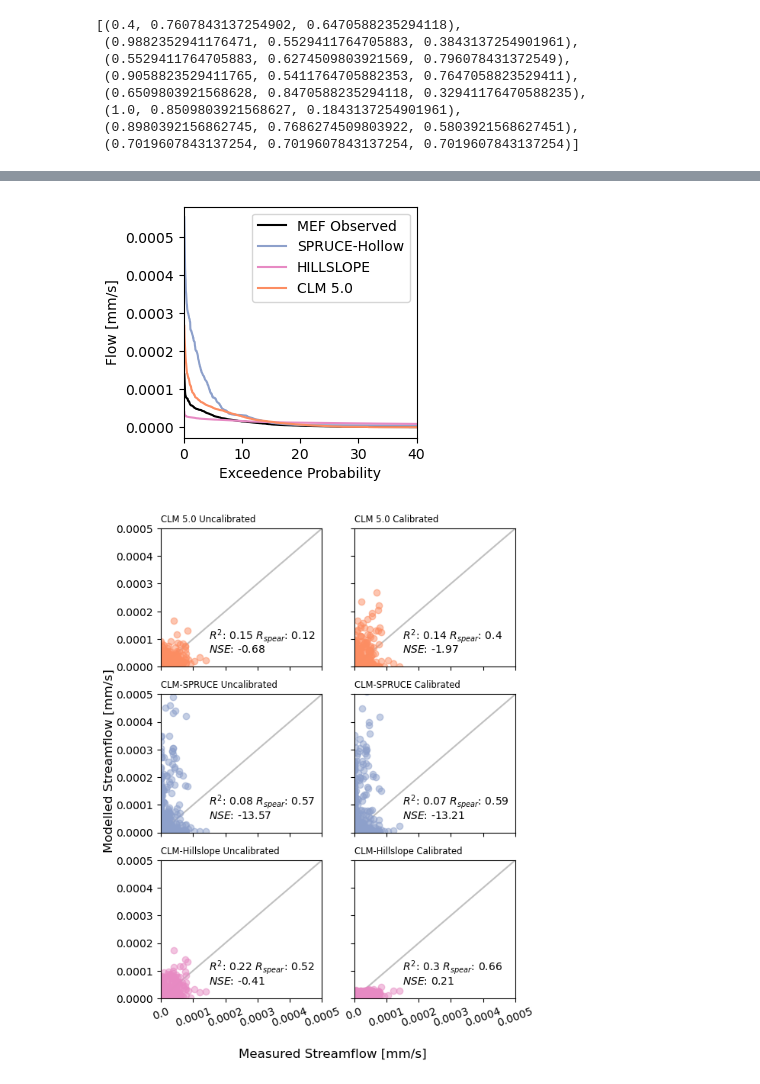
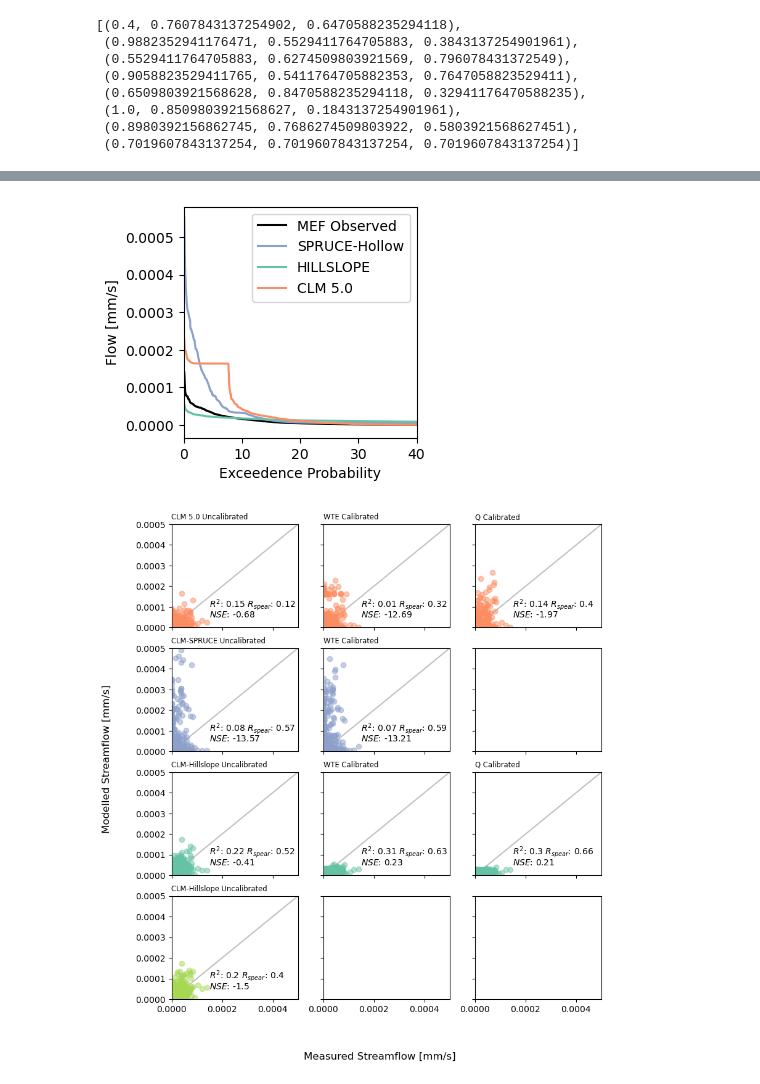
Before and after one commit to mwdjones/peatlandMIP, a Jupyter notebook: 03_plots-HillslopePaper.ipynb, the cells around one changed output, grey strips where cells are left out. Drawn from its saved outputs; the diff is of its cells as text; code cells hidden in the pictures.

```diff
--- a/03_plots-HillslopePaper.ipynb
+++ b/03_plots-HillslopePaper.ipynb
@@ -117,7 +117,7 @@ HILLSLOPEuncalib = xr.open_mfdataset('CLM-hillslope/3col-derecho-nocalib/test-de
 HILLSLOPEuncalibcol = xr.open_mfdataset('CLM-hillslope/3col-derecho-nocalib/test-derecho-nuopc.clm2.h3.*-01-01-00000.nc',
                             parallel = True)
 
-#Calibrated Data
+#Stream Calibrated Data
 SPRUCEcalib = xr.open_mfdataset('ELM-SPRUCE/shiPARAMS/TESTShi2015_US-SPR_ICB20TRCNPRDCTCBC/TESTShi2015_US-SPR_ICB20TRCNPRDCTCBC.clm2.h0.*-01-01-00000.nc',
                             parallel = True)
 CLMcalib = xr.open_mfdataset('CLM5/derecho-stream-calib-expanded/derecho_stream_calib_expanded.clm2.h1.*-01-01-00000.nc',
@@ -127,6 +127,20 @@ HILLSLOPEcalib = xr.open_mfdataset('CLM-hillslope/3col-derecho-streamcalib-hills
 HILLSLOPEcalibcol =  xr.open_mfdataset('CLM-hillslope/3col-derecho-streamcalib-hillslopespinup-pfts/hillslope-stream-calib-pfts.clm2.h3.*-01-01-00000.nc',
                             parallel = True)
 
+#WTE Calibrated Data
+CLMcalib_wte = xr.open_mfdataset('CLM5/derecho-wte-calib/derecho_wte_calib.clm2.h1.*-01-01-00000.nc',
+                            parallel = True)
+HILLSLOPEcalib_wte = xr.open_mfdataset('CLM-hillslope/3col-derecho-wtecalib-hillslopespinup-pfts/hillslope-wte-calib-pfts.clm2.h2.*-01-01-00000.nc',
+                            parallel = True)
+HILLSLOPEcalibcol_wte =  xr.open_mfdataset('CLM-hillslope/3col-derecho-wtecalib-hillslopespinup-pfts/hillslope-wte-calib-pfts.clm2.h3.*-01-01-00000.nc',
+                            parallel = True)
+
+#Soil and PFT mods
+HILLSLOPEuncalibmods = xr.open_mfdataset('CLM-hillslope/3col-derecho-nocalib-soilpftmods/hillslope-soiltest-pfttest.clm2.h2.*-01-01-00000.nc',
+                            parallel = True)
+HILLSLOPEuncalibcolmods = xr.open_mfdataset('CLM-hillslope/3col-derecho-nocalib-soilpftmods/hillslope-soiltest-pfttest.clm2.h3.*-01-01-00000.nc',
+                            parallel = True)
+
 #Fenghui data
 FenghuiData = xr.open_mfdataset('ELM-SPRUCE/fenghui/T0.00_US-SPR_I20TRCLM45CN.clm2.h0.*-01-01-00000.nc',
                                 parallel = True)
@@ -142,4 +156,11 @@ HILLSLOPEcalib = HILLSLOPEcalib.sel(time = slice("2011-01-01", "2016-12-31"))
 HILLSLOPEcalibcol = HILLSLOPEcalibcol.sel(time = slice("2011-01-01", "2016-12-31"))
 CLMcalib = CLMcalib.sel(time = slice("2011-01-04", "2016-12-31"))
 
+HILLSLOPEcalib_wte = HILLSLOPEcalib_wte.sel(time = slice("2011-01-01", "2016-12-31"))
+HILLSLOPEcalibcol_wte = HILLSLOPEcalibcol_wte.sel(time = slice("2011-01-01", "2016-12-31"))
+CLMcalib_wte = CLMcalib_wte.sel(time = slice("2011-01-04", "2016-12-31"))
+
+HILLSLOPEuncalibmods = HILLSLOPEuncalibmods.sel(time = slice("2011-01-01", "2016-12-31"))
+HILLSLOPEuncalibcolmods = HILLSLOPEuncalibcolmods.sel(time = slice("2011-01-01", "2016-12-31"))
+
 fenghui = FenghuiData.sel(time = slice("2014-01-01", "2016-12-31"))
@@ -253,8 +299,8 @@ fig, ax = plt.subplots(1, 1, figsize = (3, 3))
 
 fdc(ax, stream['Flow_mms'], kwargs = {"color":'black', "label":'MEF Observed'}) #Marcell Data
 fdc(ax, SPRUCEcalib.sel(lndgrid = 1).QRUNOFF, kwargs = {"label":'SPRUCE-Hollow', "color":pal[2]}) #SPRUCE Data
-fdc(ax, HILLSLOPEcalib.QRUNOFF, kwargs = {"label":'HILLSLOPE', "color":pal[3]}) #Hillslope Data
-fdc(ax, CLMcalib.QRUNOFF, kwargs = {"label":'CLM 5.0', "color":pal[1]}) #Hillslope Data
+fdc(ax, HILLSLOPEcalib_wte.QRUNOFF, kwargs = {"label":'HILLSLOPE', "color":pal[0]}) #Hillslope Data
+fdc(ax, CLMcalib_wte.QRUNOFF, kwargs = {"label":'CLM 5.0', "color":pal[1]}) #Hillslope Data
 ax.legend(bbox_to_anchor = (1,1))
 ax.set_xlim(0, 40)
 ax.set_xlabel('Exceedence Probability')
@@ -263,34 +309,39 @@ ax.set_ylabel('Flow [mm/s]')
 plt.savefig('./figures/Pub/FDC.pdf', bbox_inches = 'tight')
 plt.savefig('./figures/Pub/FDC.svg', bbox_inches = 'tight')
 # %% [output]
-[figure, old version]
+[figure, new version]
 # %%
 #Plot 3 Model R2 and NSE for Streamflow and WTE
 #Remove leap days from MEF data
 obsQ = stream[~((stream['Date'].dt.month == 2) &(stream['Date'].dt.day == 29))]['Flow_mms']
 
-fig, ax = plt.subplots(3, 2, figsize = (6, 8),
+fig, ax = plt.subplots(4, 3, figsize = (9, 10),
                       sharex = True,
                       sharey = True)
 #CLM 5.0
 cor_plot(ax[0, 0], obsQ, np.array(CLMuncalib.QRUNOFF).reshape(length), pal[1], 'CLM 5.0 Uncalibrated')
-cor_plot(ax[0, 1], obsQ[3:], np.array(CLMcalib.QRUNOFF).reshape(length - 3), pal[1], 'CLM 5.0 Calibrated')
+cor_plot(ax[0, 1], obsQ[3:], np.array(CLMcalib_wte.QRUNOFF).reshape(length - 3), pal[1], 'WTE Calibrated')
+cor_plot(ax[0, 2], obsQ[3:], np.array(CLMcalib.QRUNOFF).reshape(length - 3), pal[1], 'Q Calibrated')
 #CLM-SPRUCE
 cor_plot(ax[1, 0], obsQ, np.array(SPRUCEuncalib.isel(lndgrid = 1).QRUNOFF).reshape(length), pal[2], 'CLM-SPRUCE Uncalibrated')
-cor_plot(ax[1, 1], obsQ, np.array(SPRUCEcalib.isel(lndgrid = 1).QRUNOFF).reshape(length), pal[2], 'CLM-SPRUCE Calibrated')
+cor_plot(ax[1, 1], obsQ, np.array(SPRUCEcalib.isel(lndgrid = 1).QRUNOFF).reshape(length), pal[2], 'WTE Calibrated')
 #CLM-HILLSLOPE
-cor_plot(ax[2, 0], obsQ, np.array(HILLSLOPEuncalib.QRUNOFF).reshape(length), pal[3], 'CLM-Hillslope Uncalibrated')
-cor_plot(ax[2, 1], obsQ, np.array(HILLSLOPEcalib.QRUNOFF).reshape(length), pal[3], 'CLM-Hillslope Calibrated')
+cor_plot(ax[2, 0], obsQ, np.array(HILLSLOPEuncalib.QRUNOFF).reshape(length), pal[0], 'CLM-Hillslope Uncalibrated')
+cor_plot(ax[2, 1], obsQ, np.array(HILLSLOPEcalib_wte.QRUNOFF).reshape(length), pal[0], 'WTE Calibrated')
+cor_plot(ax[2, 2], obsQ, np.array(HILLSLOPEcalib.QRUNOFF).reshape(length), pal[0], 'Q Calibrated')
+#CLM-HILLSLOPE MODS
+cor_plot(ax[3, 0], obsQ, np.array(HILLSLOPEuncalibmods.QRUNOFF).reshape(length), pal[4], 'CLM-Hillslope Uncalibrated')
+#ax[2,0].set_xticklabels(labels = [0.0000, 1e-4, 2e-4, 3e-4, 4e-4, 5e-4], rotation = 20)
+#ax[2,1].set_xticklabels(labels = [0.0000, 1e-4, 2e-4, 3e-4, 4e-4, 5e-4], rotation = 20)
+#ax[2,2].set_xticklabels(labels = [0.0000, 1e-4, 2e-4, 3e-4, 4e-4, 5e-4], rotation = 20)
 
-ax[2,0].set_xticklabels(labels = [0.0000, 1e-4, 2e-4, 3e-4, 4e-4, 5e-4], rotation = 20)
-ax[2,1].set_xticklabels(labels = [0.0000, 1e-4, 2e-4, 3e-4, 4e-4, 5e-4], rotation = 20)
 fig.supxlabel('Measured Streamflow [mm/s]')
 fig.supylabel('Modelled Streamflow [mm/s]', x = 0)
 
 plt.savefig('./figures/Pub/streamflowCorrelations.pdf', bbox_inches = 'tight')
 plt.savefig('./figures/Pub/streamflowCorrelations.svg', bbox_inches = 'tight')
 # %% [output]
-[figure, old version]
+[figure, new version]
 # %%
 #Plot 4 Model R2 and NSE for WTE
 #Remove leap days from MEF data
```
Also changed, not shown: parts of 9 cells of this notebook, 8 other files.
